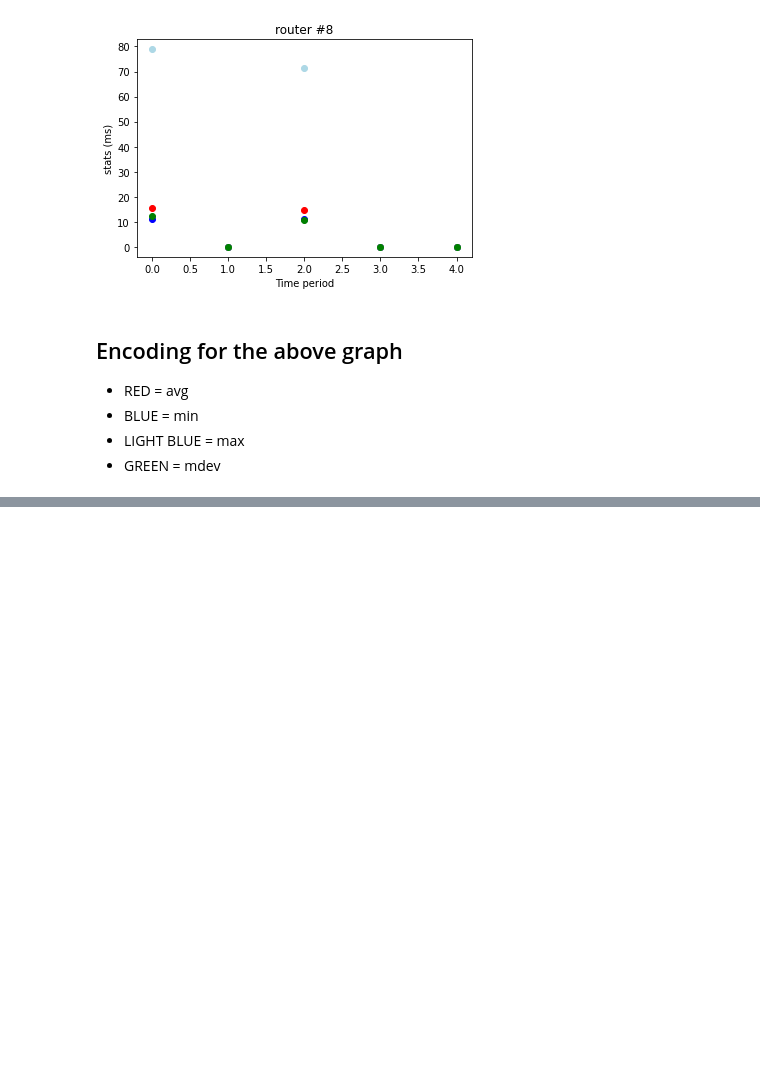
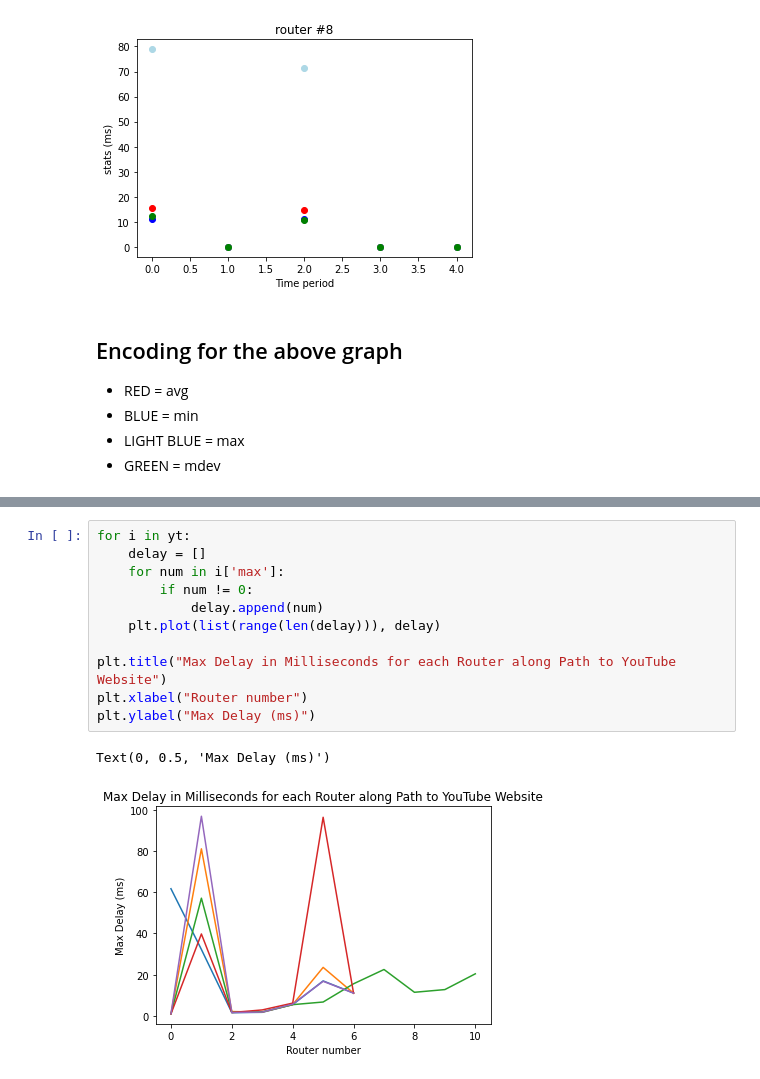
Before and after one commit to aghayes/comp431-ec, a Jupyter notebook: Ping_TraceRoute_Analysis.ipynb, the cells around one changed output, grey strips where cells are left out. Cells and saved outputs as stored; diff of their text form; blank space fills up the shorter version.

```diff
--- a/Ping_TraceRoute_Analysis.ipynb
+++ b/Ping_TraceRoute_Analysis.ipynb
@@ -593,0 +667,14 @@ for i in range(9):
+# %%
+for i in yt:
+    delay = []
+    for num in i['max']:
+        if num != 0:
+            delay.append(num)
+    plt.plot(list(range(len(delay))), delay)
+
+plt.title("Max Delay in Milliseconds for each Router along Path to YouTube Website")
+plt.xlabel("Router number")
+plt.ylabel("Max Delay (ms)")
+# %% [output]
+Text(0, 0.5, 'Max Delay (ms)')
+[figure, added]
```
Also changed, not shown: parts of 19 cells of this notebook.
